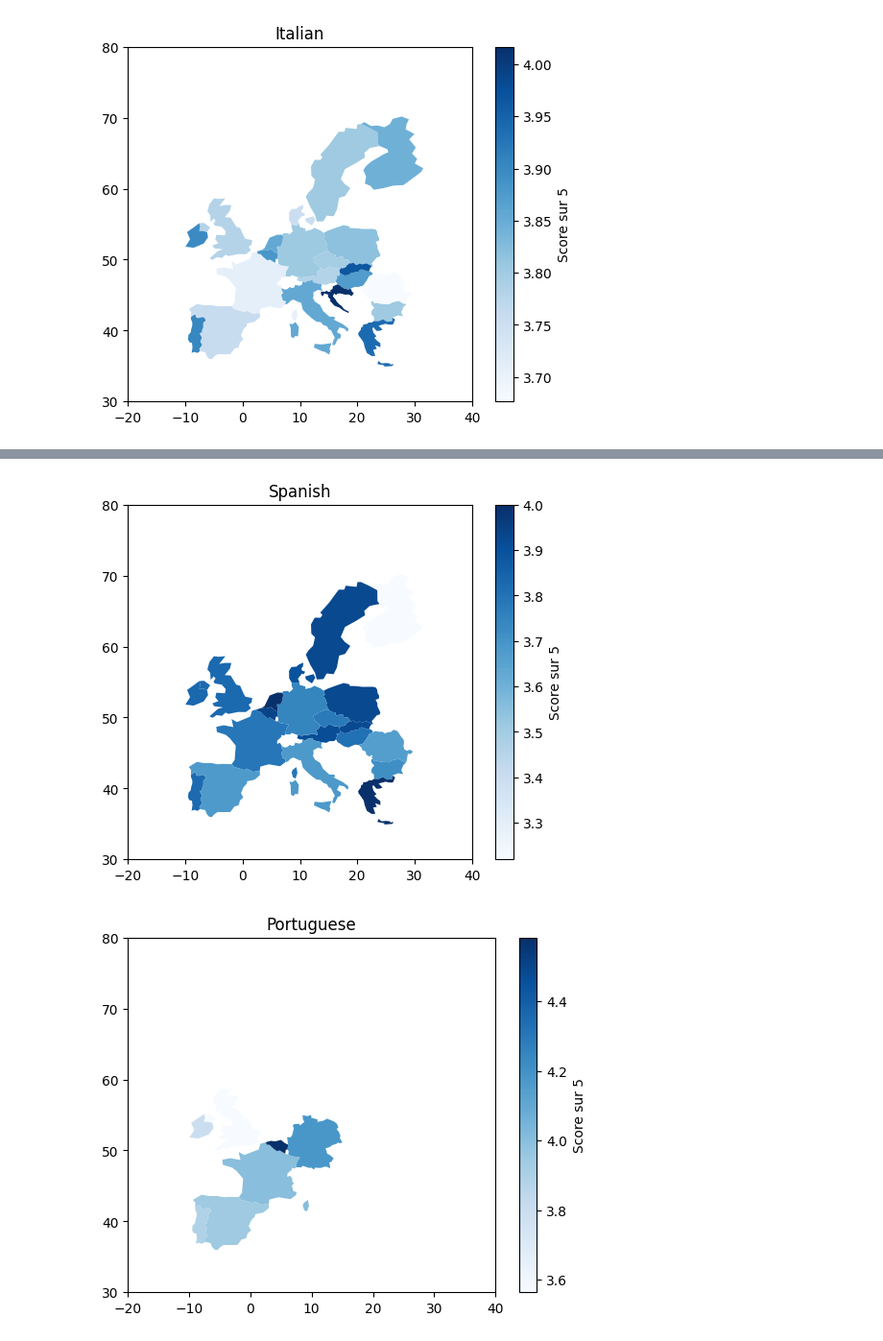
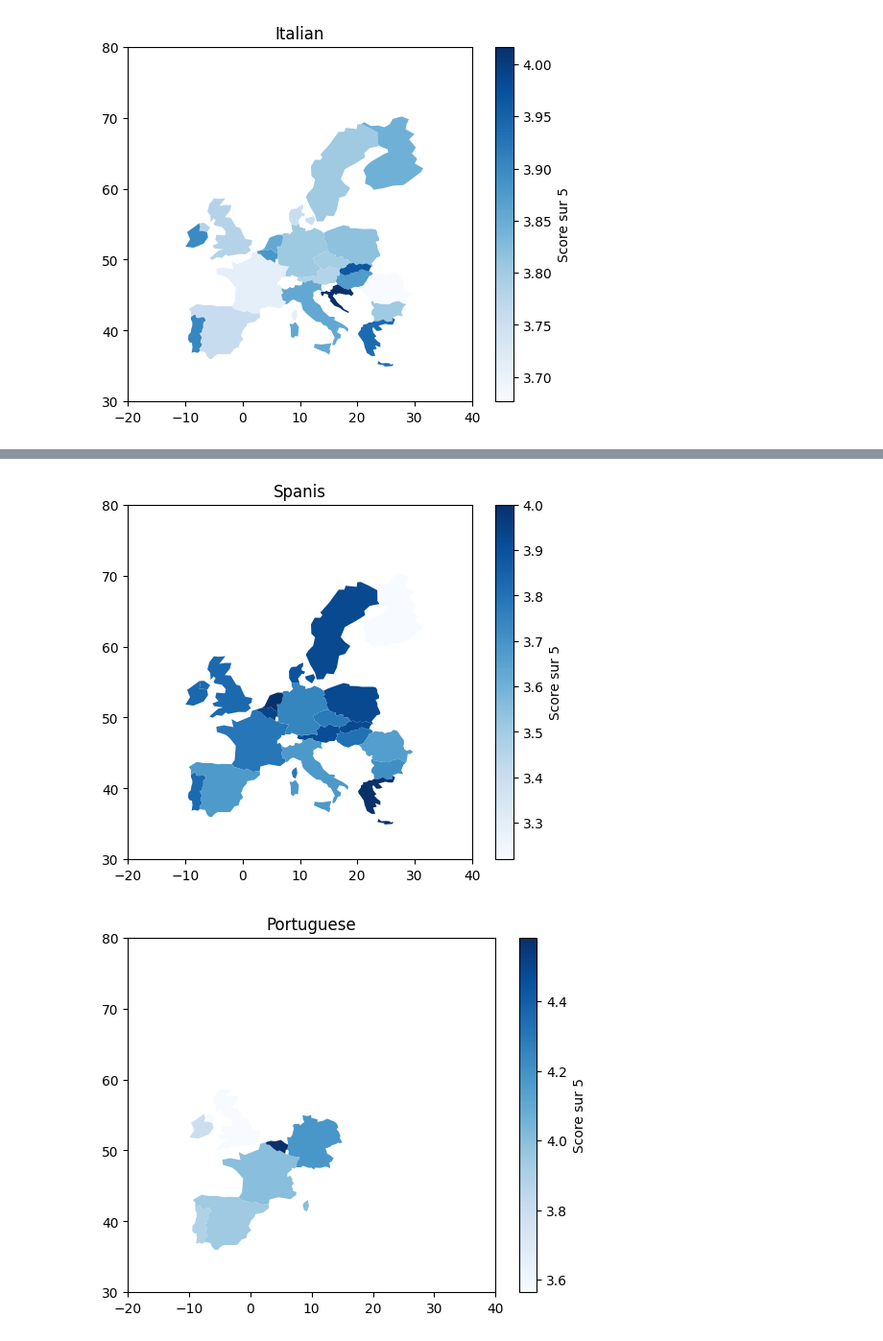
Before and after one commit to Hydrominado/final_project, a Jupyter notebook: data/first_steps.ipynb, the cells around one changed output, grey strips where cells are left out. Shown at 96% size. Cells and saved outputs as stored; diff of their text form; code cells hidden in the pictures.

```diff
--- a/data/first_steps.ipynb
+++ b/data/first_steps.ipynb
@@ -382,14 +365,14 @@ cuisine_spanish=world.join(TypeSpanish, how='inner')
 # %%
 fig, ax = plt.subplots(1, 1)
 cuisine_spanish.plot(column='score', ax=ax, legend=True,
             legend_kwds={'label': "Score sur 5"},
             cmap='Blues')
-ax.set_title('Spanish')
+ax.set_title('Spanis')
 ax.set_xlim(-20,40)
 ax.set_ylim(30,80)
 plt.show()
 # %% [output]
-[figure, old version]
+[figure, new version]
 # %%
 TypePortuguese = percentage_reviews[percentage_reviews.cuisines=='Portuguese']
 # %%
```
Also changed, not shown: parts of 15 cells of this notebook, 13 other files.
